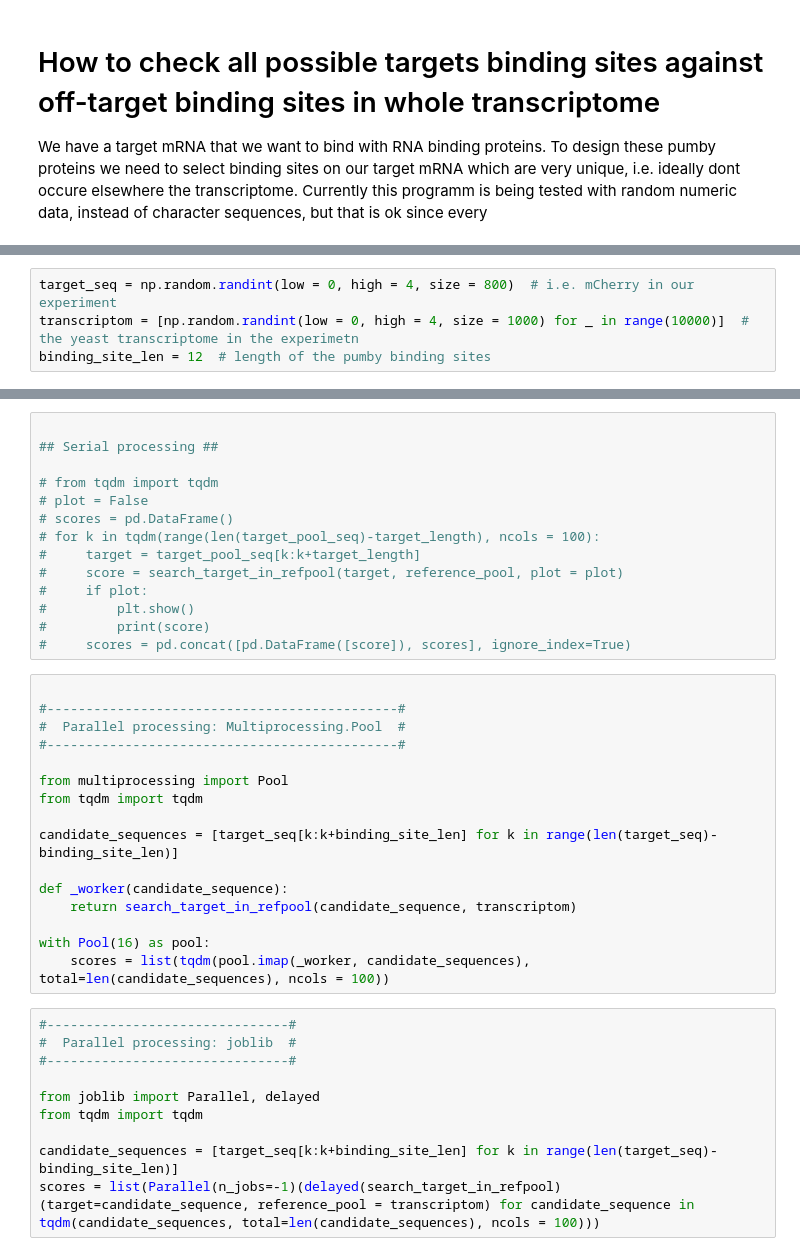
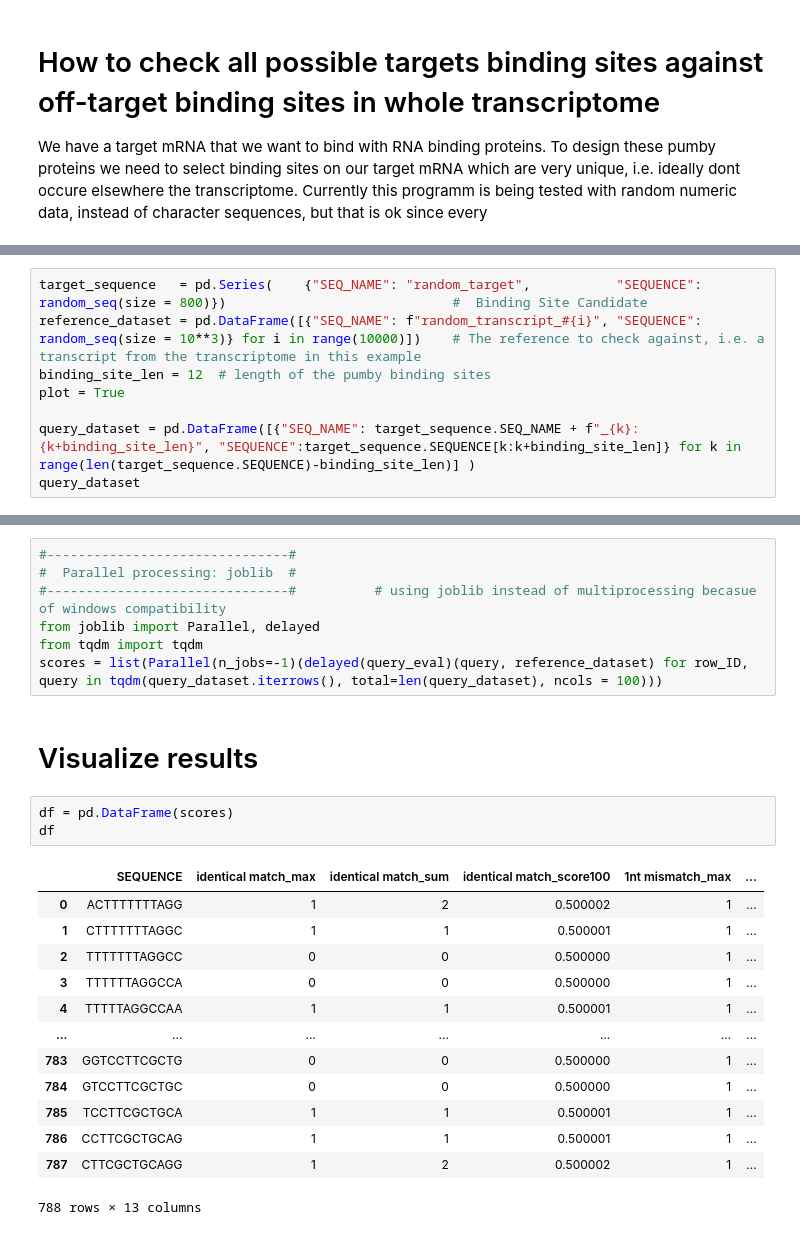
Before and after one commit to Q1vy/iGEM2025-TRAPS-Software-and-Modelling, a Jupyter notebook: target_search_test.ipynb, the cells around one changed output, grey strips where cells are left out. Saved outputs shown, nothing was run; the diff lists cells and outputs as text.

```diff
--- a/target_search_test.ipynb
+++ b/target_search_test.ipynb
@@ -186,4 +227,8 @@ search_target_in_refpool(candidate_sequence, transcript_pool, plot = True)
 # %%
-target_seq = np.random.randint(low = 0, high = 4, size = 800)  # i.e. mCherry in our experiment
-transcriptom = [np.random.randint(low = 0, high = 4, size = 1000) for _ in range(10000)]  # the yeast transcriptome in the experimetn
+target_sequence   = pd.Series(    {"SEQ_NAME": "random_target",           "SEQUENCE": random_seq(size = 800)})                             #  Binding Site Candidate
+reference_dataset = pd.DataFrame([{"SEQ_NAME": f"random_transcript_#{i}", "SEQUENCE": random_seq(size = 10**3)} for i in range(10000)])    # The reference to check against, i.e. a transcript from the transcriptome in this example
 binding_site_len = 12  # length of the pumby binding sites
+plot = True
+
+query_dataset = pd.DataFrame([{"SEQ_NAME": target_sequence.SEQ_NAME + f"_{k}:{k+binding_site_len}", "SEQUENCE":target_sequence.SEQUENCE[k:k+binding_site_len]} for k in range(len(target_sequence.SEQUENCE)-binding_site_len)] )
+query_dataset
@@ -190,43 +249,29 @@ binding_site_len = 12  # length of the pumby binding sites
-# %%
-
-## Serial processing ##
-
-# from tqdm import tqdm
-# plot = False
-# scores = pd.DataFrame()
-# for k in tqdm(range(len(target_pool_seq)-target_length), ncols = 100):
-#     target = target_pool_seq[k:k+target_length]
-#     score = search_target_in_refpool(target, reference_pool, plot = plot)
-#     if plot:
-#         plt.show()
-#         print(score)
-#     scores = pd.concat([pd.DataFrame([score]), scores], ignore_index=True)
-# %%
-
-#---------------------------------------------#
-#  Parallel processing: Multiprocessing.Pool  #
-#---------------------------------------------#
-
-from multiprocessing import Pool
-from tqdm import tqdm
-
-candidate_sequences = [target_seq[k:k+binding_site_len] for k in range(len(target_seq)-binding_site_len)]
-
-def _worker(candidate_sequence):
-    return search_target_in_refpool(candidate_sequence, transcriptom)
-
-with Pool(16) as pool:
-    scores = list(tqdm(pool.imap(_worker, candidate_sequences), total=len(candidate_sequences), ncols = 100))
 # %%
 #-------------------------------#
 #  Parallel processing: joblib  #
-#-------------------------------#
-
+#-------------------------------#          # using joblib instead of multiprocessing becasue of windows compatibility
 from joblib import Parallel, delayed
 from tqdm import tqdm
-
-candidate_sequences = [target_seq[k:k+binding_site_len] for k in range(len(target_seq)-binding_site_len)]
-scores = list(Parallel(n_jobs=-1)(delayed(search_target_in_refpool)(target=candidate_sequence, reference_pool = transcriptom) for candidate_sequence in tqdm(candidate_sequences, total=len(candidate_sequences), ncols = 100)))
+scores = list(Parallel(n_jobs=-1)(delayed(query_eval)(query, reference_dataset) for row_ID, query in tqdm(query_dataset.iterrows(), total=len(query_dataset), ncols = 100)))
+# %% [markdown]
+# Visualize results
+# %%
+df = pd.DataFrame(scores)
+df
+# %% [output]
+|  | SEQUENCE | identical match_max | identical match_sum | identical match_score100 | 1nt mismatch_max | ... |
+| 0 | ACTTTTTTTAGG | 1 | 2 | 0.500002 | 1 | ... |
+| 1 | CTTTTTTTAGGC | 1 | 1 | 0.500001 | 1 | ... |
+| 2 | TTTTTTTAGGCC | 0 | 0 | 0.500000 | 1 | ... |
+| 3 | TTTTTTAGGCCA | 0 | 0 | 0.500000 | 1 | ... |
+| 4 | TTTTTAGGCCAA | 1 | 1 | 0.500001 | 1 | ... |
+| ... | ... | ... | ... | ... | ... | ... |
+| 783 | GGTCCTTCGCTG | 0 | 0 | 0.500000 | 1 | ... |
+| 784 | GTCCTTCGCTGC | 0 | 0 | 0.500000 | 1 | ... |
+| 785 | TCCTTCGCTGCA | 1 | 1 | 0.500001 | 1 | ... |
+| 786 | CCTTCGCTGCAG | 1 | 1 | 0.500001 | 1 | ... |
+| 787 | CTTCGCTGCAGG | 1 | 2 | 0.500002 | 1 | ... |
+788 rows × 13 columns
 # %%
 
 ## Visualize the the offtarget binding sites for every candidate sequence ##
```
Also changed, not shown: parts of 22 cells of this notebook.
